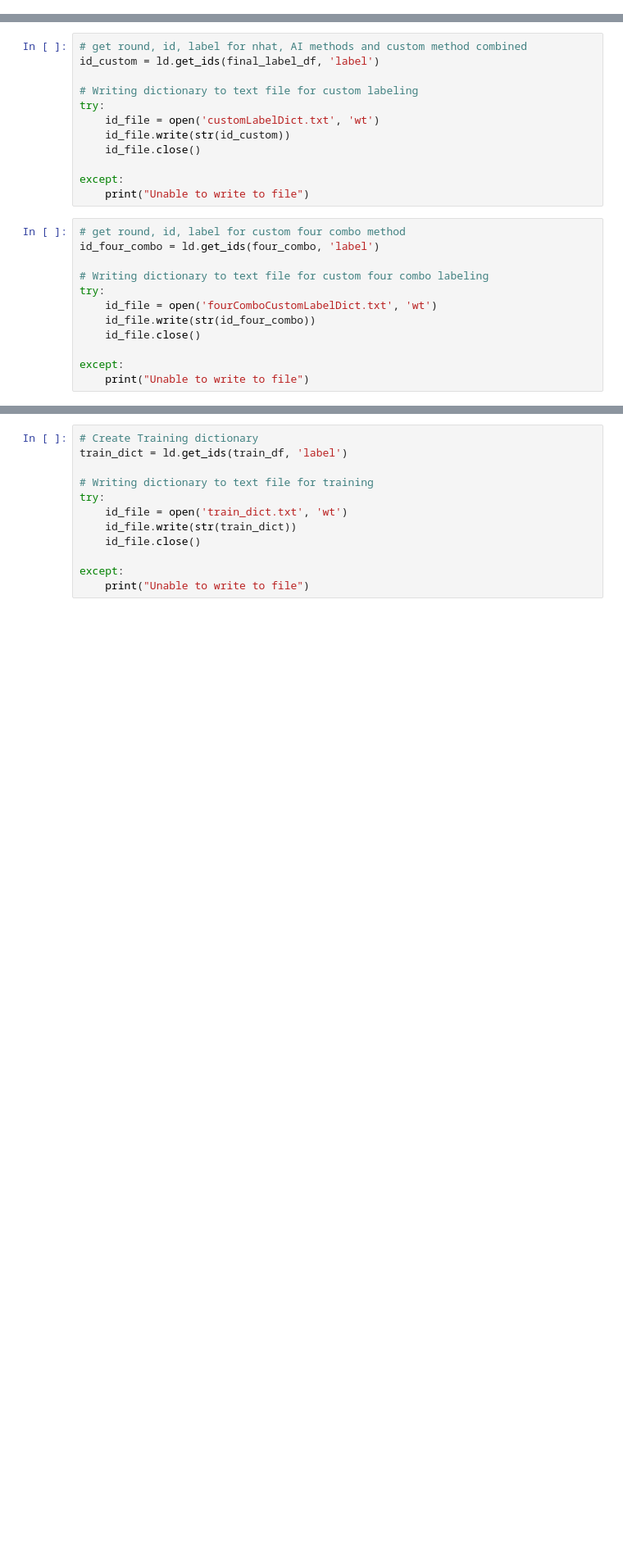
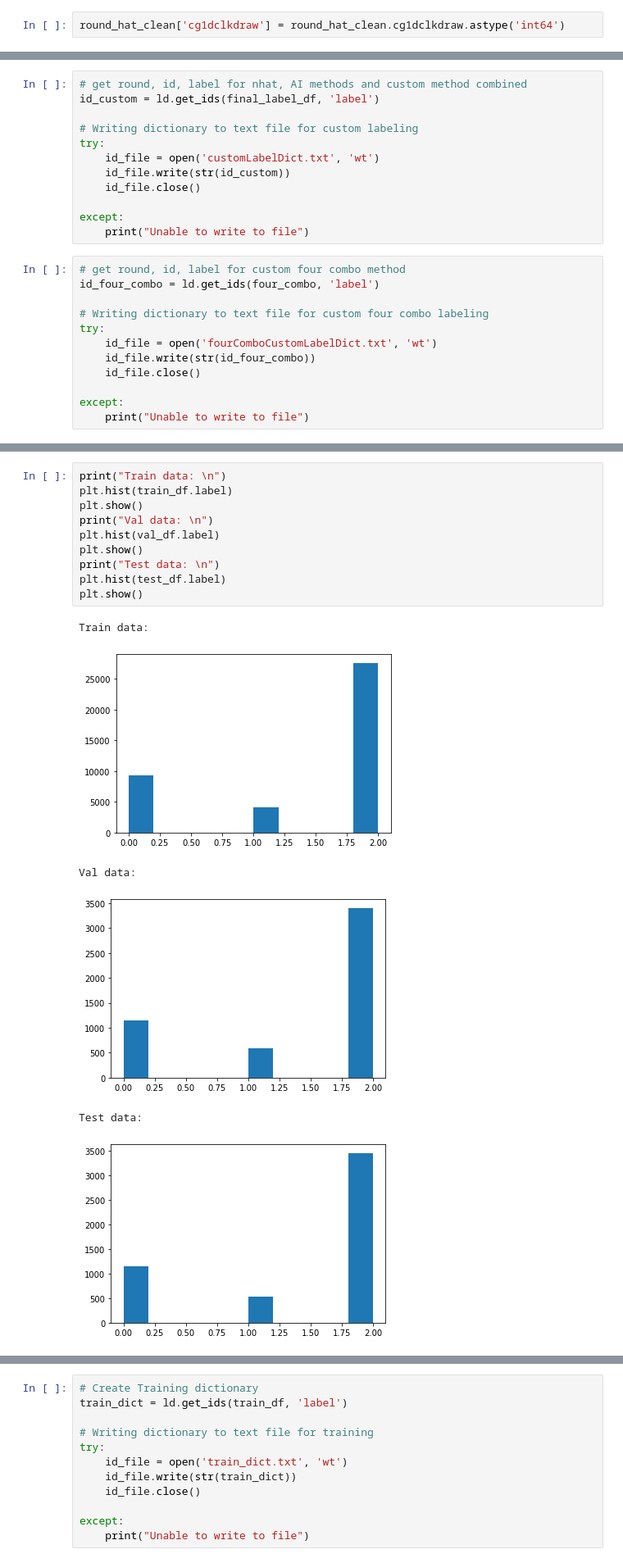
Before and after one commit to ian-byrne/MADSmilestone2, a Jupyter notebook: Labeling/Cleaning_labeling.ipynb, the cells around one changed output, grey strips where cells are left out. Shown at 82% size. Drawn from its saved outputs; the diff is of its cells as text; blank space fills up the shorter version.

```diff
--- a/Labeling/Cleaning_labeling.ipynb
+++ b/Labeling/Cleaning_labeling.ipynb
@@ -327,3 +327,5 @@ round_hat_clean['orientation_score'] = round_hat_clean['cg1presidna1'] + round_h
 + round_hat_clean['cg1todaydat2'] + round_hat_clean['cg1todaydat3'] + round_hat_clean['cg1todaydat4']
 
 round_hat_clean['memory_score'] = round_hat_clean['cg1dwrdimmrc'] + round_hat_clean['cg1dwrddlyrc']
+# %%
+round_hat_clean['cg1dclkdraw'] = round_hat_clean.cg1dclkdraw.astype('int64')
@@ -579,0 +602,17 @@ test_df = temp[5136:]
+# %%
+print("Train data: \n")
+plt.hist(train_df.label)
+plt.show()
+print("Val data: \n")
+plt.hist(val_df.label)
+plt.show()
+print("Test data: \n")
+plt.hist(test_df.label)
+plt.show()
+# %% [output]
+Train data:
+[figure, added]
+Val data:
+[figure, added]
+Test data:
+[figure, added]
```
Also changed, not shown: parts of 12 cells of this notebook.
